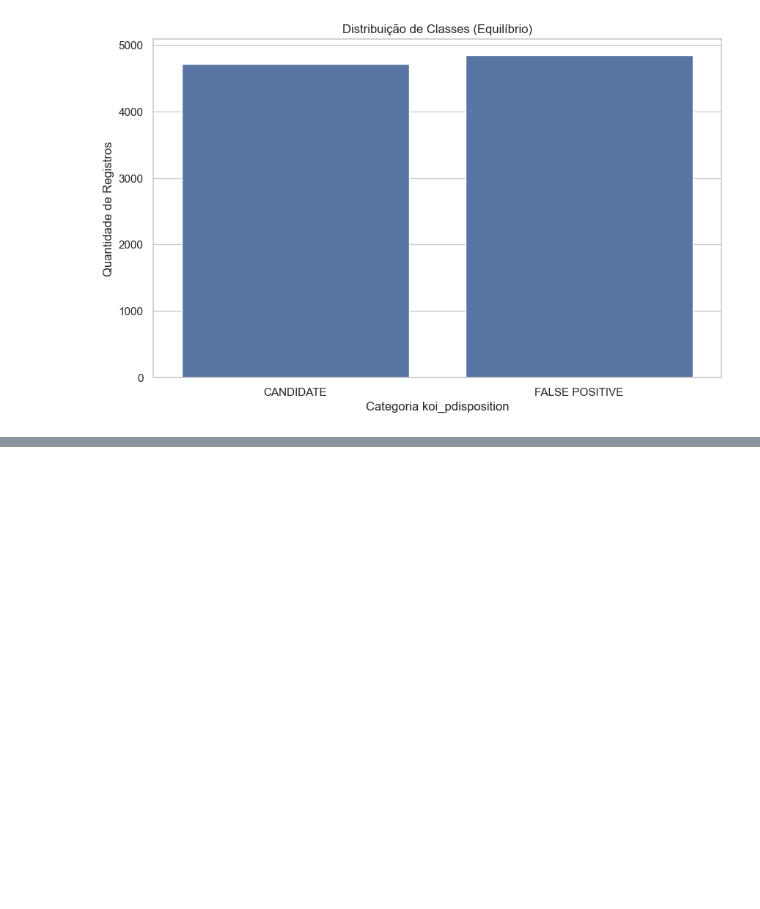
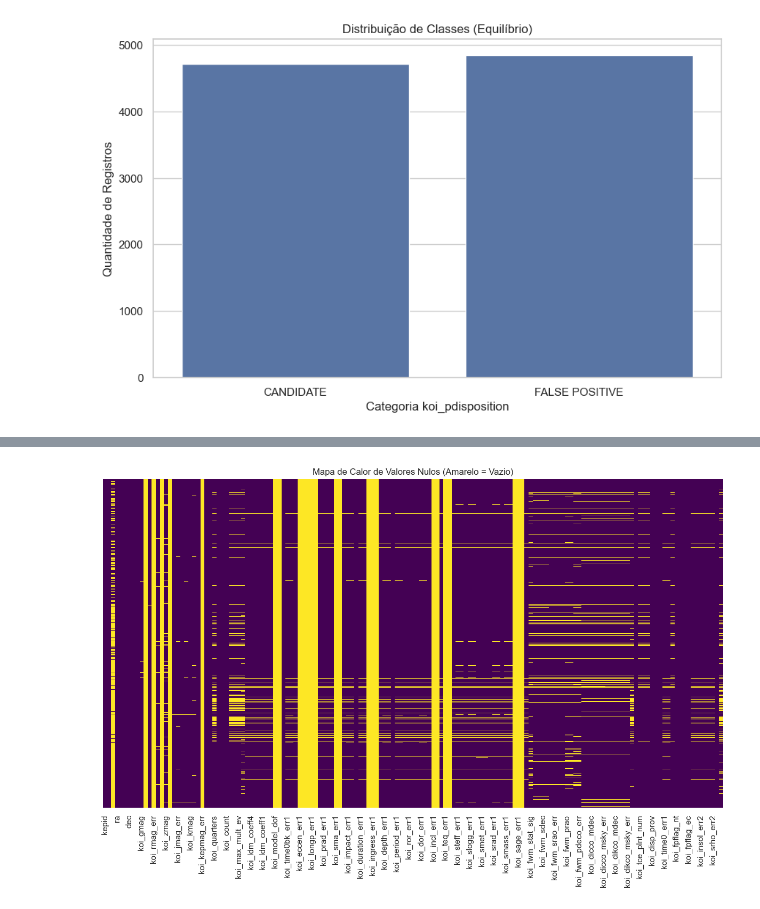
Before and after one commit to mateus-s-a/Trabalho-IA-Redes-Neurais-NASA, a Jupyter notebook: notebooks/01_eda_koi.ipynb, the cells around one changed output, grey strips where cells are left out. Drawn from its saved outputs; the diff is of its cells as text; code cells hidden in the pictures; blank space fills up the shorter version.

```diff
--- a/notebooks/01_eda_koi.ipynb
+++ b/notebooks/01_eda_koi.ipynb
@@ -158,0 +177,8 @@ plt.show()
+# %%
+# Visualizando dos dados nulos
+plt.figure(figsize=(15, 8))
+sns.heatmap(koi.isnull(), yticklabels=False, cbar=False, cmap='viridis')
+plt.title('Mapa de Calor de Valores Nulos (Amarelo = Vazio)')
+plt.show()
+# %% [output]
+[figure, added]
```
Also changed, not shown: parts of 26 cells of this notebook.
